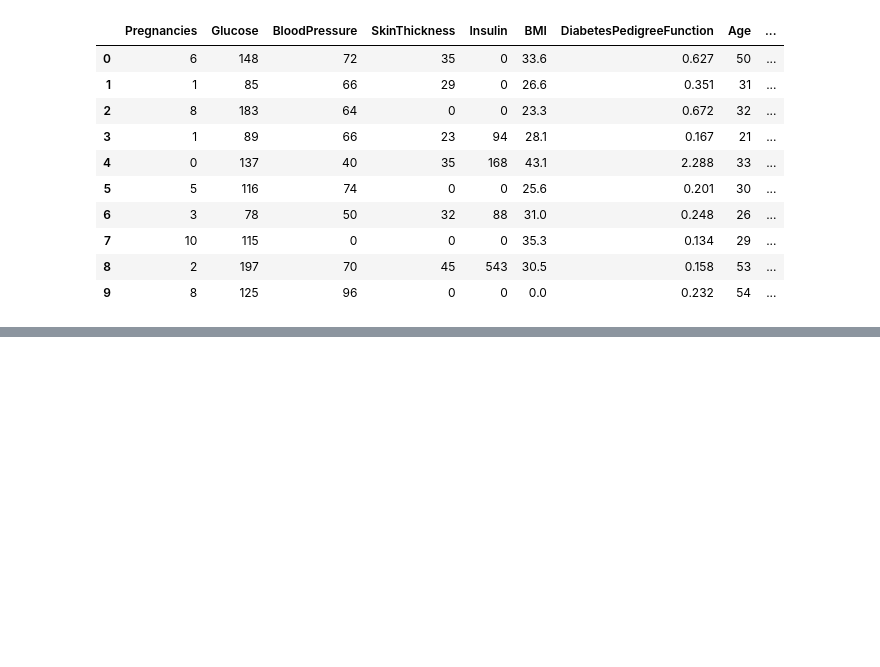
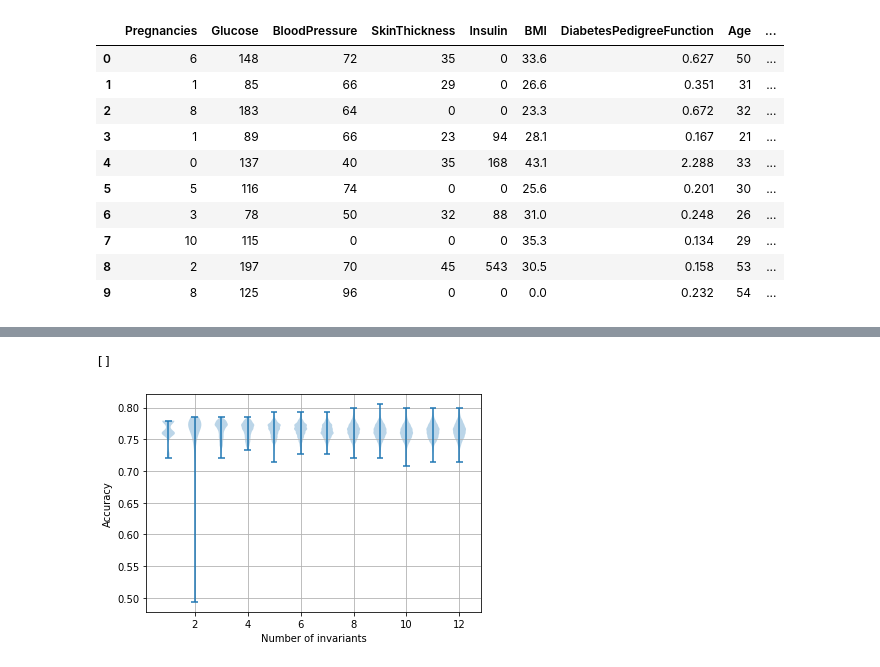
Before and after one commit to Vol0kin/LearningWithInvariants, a Jupyter notebook: SVM_Random_Hyperplanes.ipynb, the cells around one changed output, grey strips where cells are left out. Cells and saved outputs as stored; diff of their text form; code cells hidden in the pictures; blank space fills up the shorter version.

```diff
--- a/SVM_Random_Hyperplanes.ipynb
+++ b/SVM_Random_Hyperplanes.ipynb
@@ -59,0 +163,9 @@ np.sum(y_test == y_hat) / len(y_test)
+# %%
+plt.violinplot(accuracies)
+plt.grid()
+plt.xlabel('Number of invariants')
+plt.ylabel('Accuracy')
+plt.plot()
+# %% [output]
+[]
+[figure, added]
```
Also changed, not shown: parts of 30 cells of this notebook.
